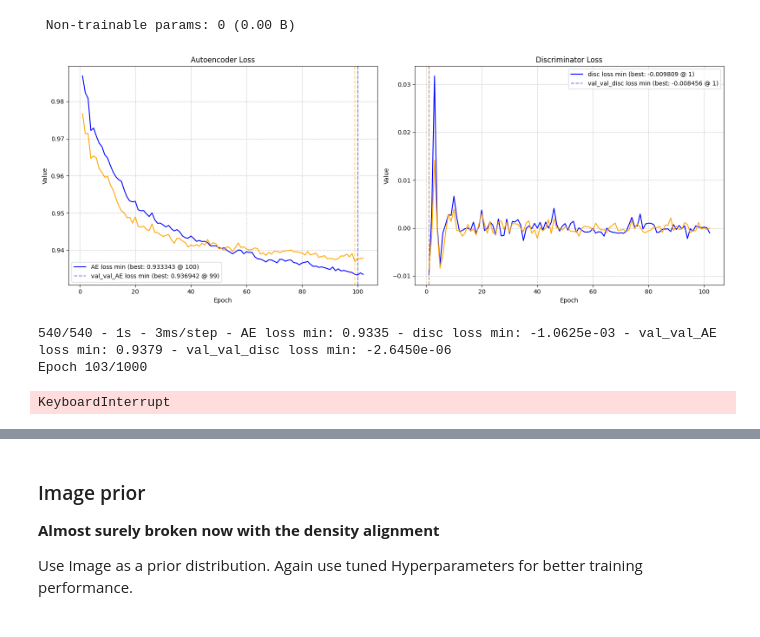
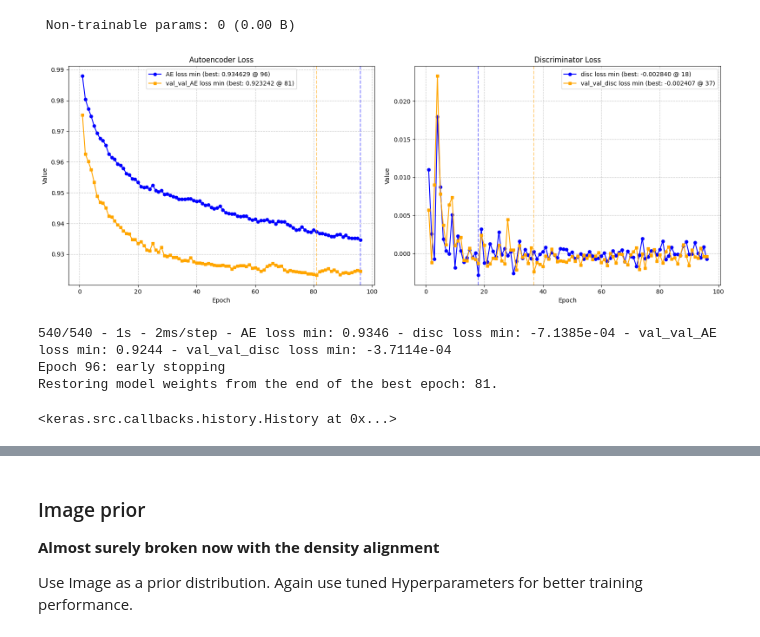
Before and after one commit to ljocha/ASMSA, a Jupyter notebook: train.ipynb, the cells around one changed output, grey strips where cells are left out. Drawn from its saved outputs; the diff is of its cells as text; code cells hidden in the pictures.

```diff
--- a/train.ipynb
+++ b/train.ipynb
@@ -104,7 +106,7 @@ print(hps)
 Load filtered trajectory datasets that were processed in **prepare.ipynb**. Trajectories are in internal coordinates format.
 # %%
 # load train dataset
-X_train = tf.data.Dataset.load('datasets/intcoords/train')
+X_train = tf.data.Dataset.load('../ASMSA.final/datasets/intcoords/train')
 
 # get batched version of dataset to feed to AAE model for training
 X_train_batched = X_train.batch(hps['batch_size'],drop_remainder=True)
@@ -130,5 +132,6 @@ X_test_np.shape
 (7444, 1355)
 # %%
-X_val = tf.data.Dataset.load('datasets/intcoords/validate').batch(hps['batch_size'],drop_remainder=True)
-X_val
+X_val = tf.data.Dataset.load('../ASMSA.final/datasets/intcoords/validate').batch(hps['batch_size'],drop_remainder=True)
+X_val_np = np.stack(list(X_val))
+X_val_np.shape
 # %% [output]
@@ -225,21 +229,36 @@ early_stop_cb = tf.keras.callbacks.EarlyStopping(
 )
 # %%
 # train it (can be repeated several times to add more epochs)
+
+metric_groups = {
+    'Autoencoder Loss': ['AE loss min', 'val_val_AE loss min'],
+    'Discriminator Loss': ['disc loss min', 'val_val_disc loss min']
+}
+
+early_stop_cb = tf.keras.callbacks.EarlyStopping(
+    monitor="val_val_AE loss min",
+    min_delta=0.0001,
+    patience=15,
+    verbose=1,
+    mode="min",
+    restore_best_weights=True,
+)
 
 testm.fit(X_train_batched, # X_train_dens, # X_train_batched,
           epochs=1000,
           verbose=2, # this flag is essential due to connection with EarlyStopping callback (epoch vs batch)
           validation_data=X_val,
           callbacks=[
               early_stop_cb,
               LiveTrainingPlot(metric_groups=metric_groups, freq=1),
               #visualizer.VisualizeCallback(testm,freq=25,inputs=X_train_np[15000:25000],figsize=(12,3))
           ])
 # %% [output]
-[figure, old version]
+[figure, new version]
-540/540 - 1s - 3ms/step - AE loss min: 0.9335 - disc loss min: -1.0625e-03 - val_val_AE loss min: 0.9379 - val_val_disc loss min: -2.6450e-06
-Epoch 103/1000
+540/540 - 1s - 2ms/step - AE loss min: 0.9346 - disc loss min: -7.1385e-04 - val_val_AE loss min: 0.9244 - val_val_disc loss min: -3.7114e-04
+Epoch 96: early stopping
+Restoring model weights from the end of the best epoch: 81.
-KeyboardInterrupt
+<keras.src.callbacks.history.History at 0x...>
 # %%
 # whatever test
 '''
```
Also changed, not shown: parts of 38 cells of this notebook, 3 other files.
